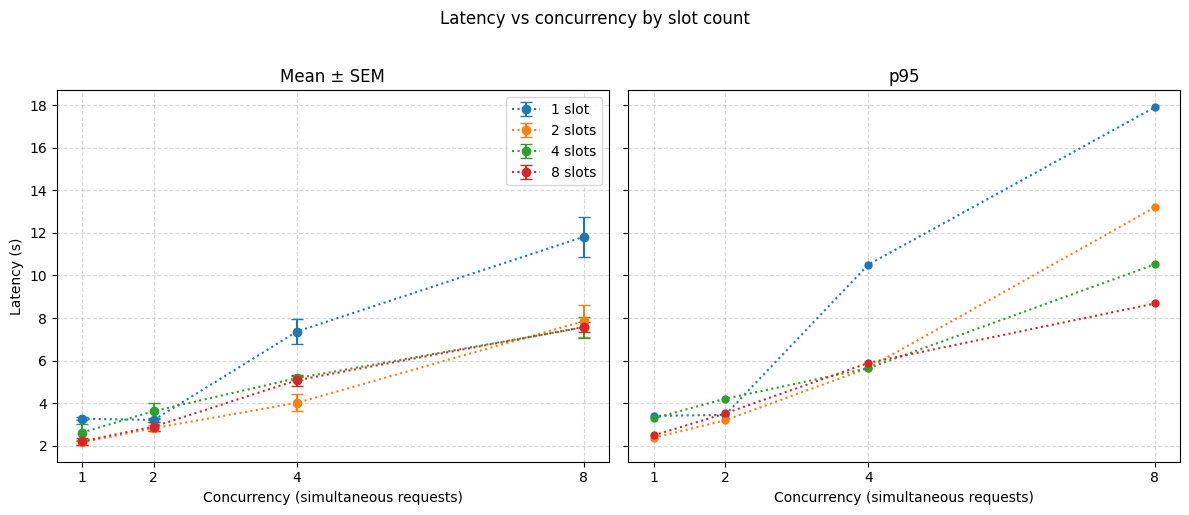
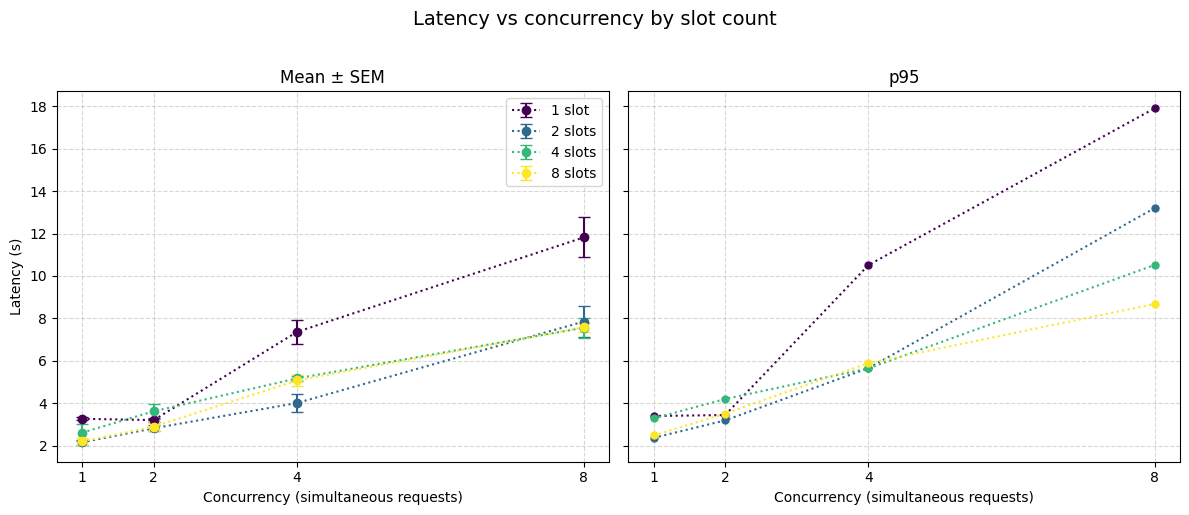
The notebook cell's code change between the first figure and the second:
--- before
+++ after
@@ -1,5 +1,7 @@
 stats_by_slots = summarize(data, ['slots', 'concurrency'])
 
-colors = plt.rcParams['axes.prop_cycle'].by_key()['color']
+cmap = plt.get_cmap('viridis')
+n = len(slot_counts)
+colors = [cmap(i / max(n - 1, 1)) for i in range(n)]
 all_concurrencies = sorted(data['concurrency'].unique())
 
@@ -8,5 +10,5 @@
 for i, n_slots in enumerate(slot_counts):
     subset = stats_by_slots[stats_by_slots['slots'] == n_slots].sort_values('concurrency')
-    color = colors[i % len(colors)]
+    color = colors[i]
     label = f'{n_slots} slot{"s" if n_slots > 1 else ""}'
 
@@ -35,5 +37,5 @@
 ax_mean.legend()
 
-fig1.suptitle('Latency vs concurrency by slot count', y=1.02)
+fig1.suptitle('Latency vs concurrency by slot count', y=1.02, fontsize=14)
 fig1.tight_layout()
 

Commit: Added context length vs slot count figure, other cosmetic edits